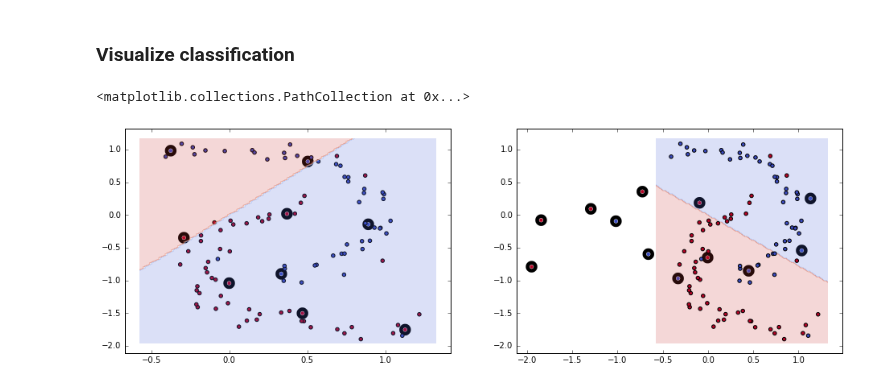
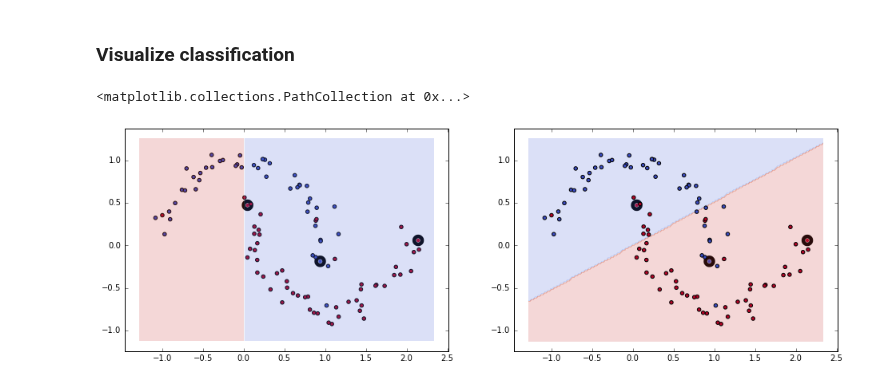
Before and after one commit to vzantedeschi/Dada, a Jupyter notebook: notebooks/Moons.ipynb, the cells around one changed output. Saved outputs shown, nothing was run; the diff lists cells and outputs as text; code cells hidden in the pictures.

```diff
--- a/notebooks/Moons.ipynb
+++ b/notebooks/Moons.ipynb
@@ -99,7 +99,7 @@ plt.legend()
 # %% [markdown]
 ### Visualize classification
 # %%
-NODE = 1
+NODE = 99
 
 plt.figure(1, figsize=(16, 5))
 # our method
@@ -113,34 +113,34 @@ X_test = nodes_regularized[NODE].test_sample
 Y_test = nodes_regularized[NODE].test_labels
 
 # construct grid
-x_min,x_max = X[:,0].min() - 0.2, X[:,0].max() + 0.2
-y_min, y_max = X[:,1].min() - 0.2, X[:,1].max() + 0.2
+x_min,x_max = X_test[:,0].min() - 0.2, X_test[:,0].max() + 0.2
+y_min, y_max = X_test[:,1].min() - 0.2, X_test[:,1].max() + 0.2
 xx, yy = np.meshgrid(np.arange(x_min, x_max, 0.02), np.arange(y_min, y_max, 0.02))
 
 # expand dimensions
 grid_set = np.c_[xx.ravel(), yy.ravel()]
 grid_set = np.hstack((grid_set, np.zeros((len(grid_set), D - 1))))
 y = nodes_regularized[0].predict(grid_set).reshape(xx.shape)
 
 plt.scatter(X[:,0], X[:,1], c=Y, cmap=plt.cm.coolwarm, linewidths=10)
 plt.scatter(X_test[:,0], X_test[:,1], c=Y_test, cmap=plt.cm.coolwarm)
 
 plt.contourf(xx, yy, y, cmap=plt.cm.coolwarm, alpha=0.2)
 
 # colearning
 plt.subplot(122)
 
 # training data
 X = nodes_regularized[NODE].sample
 Y = nodes_regularized[NODE].labels
 
 grid_set = np.c_[xx.ravel(), yy.ravel()]
 grid_set = np.hstack((grid_set, np.zeros((len(grid_set), D - 2))))
 y = np.sign(np.inner(grid_set, clf_colearning[NODE, :])).reshape(xx.shape)
 
 plt.scatter(X[:,0], X[:,1], c=Y, cmap=plt.cm.coolwarm, linewidths=10)
 plt.contourf(xx, yy, y, cmap=plt.cm.coolwarm, alpha=0.2)
 plt.scatter(X_test[:,0], X_test[:,1], c=Y_test, cmap=plt.cm.coolwarm)
 # %% [output]
 <matplotlib.collections.PathCollection at 0x...>
-[figure, old version]
+[figure, new version]
```
Also changed, not shown: parts of 1 cell of this notebook, 7 other files.
